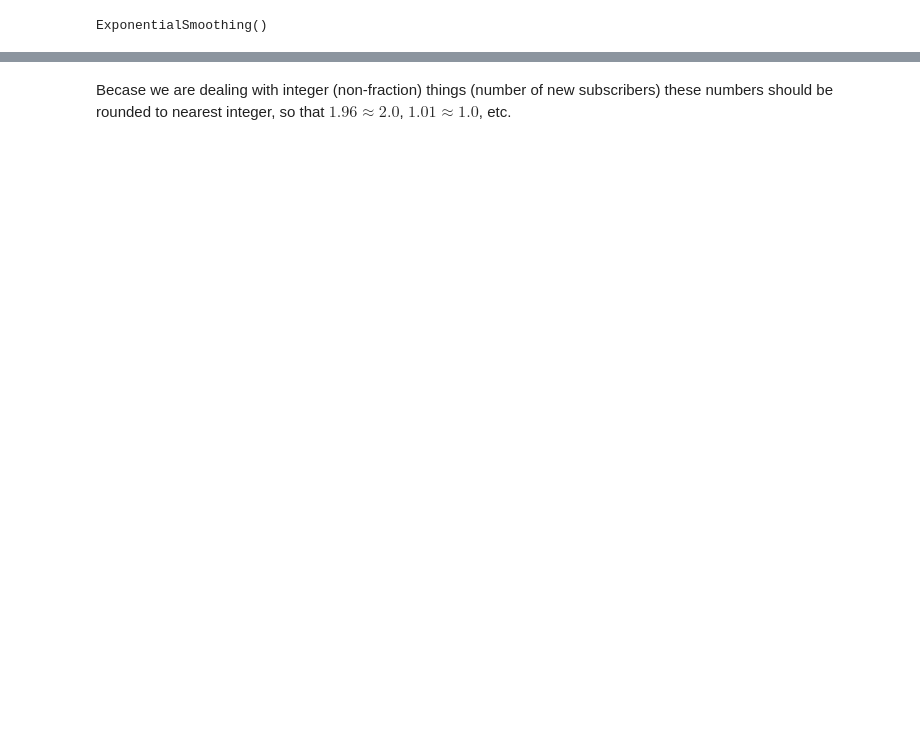
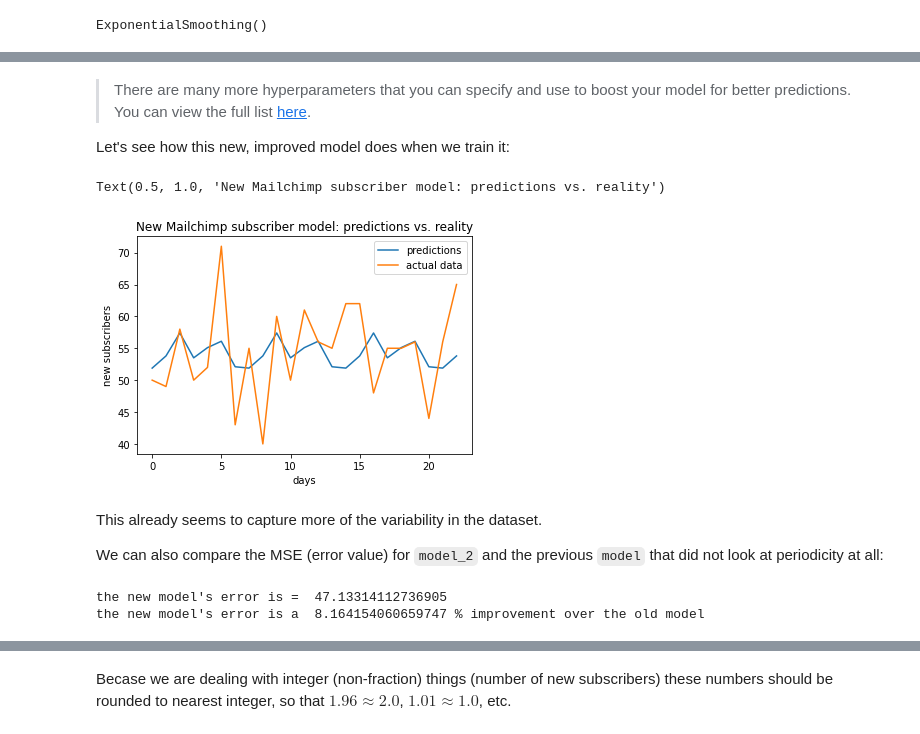
Before and after one commit to magicsheets/content-marketing, a Jupyter notebook: Mailchimp demo/article.ipynb, the cells around one changed output, grey strips where cells are left out. Saved outputs shown, nothing was run; the diff lists cells and outputs as text; code cells hidden in the pictures; blank space fills up the shorter version.

`````diff
--- a/Mailchimp demo/article.ipynb
+++ b/Mailchimp demo/article.ipynb
@@ -137,0 +248,40 @@ Once we have trained our model, we can finally generate predictions for the new
+# %%
+# weekly periodicity means we expect a pattern on scale of 7 days to emerge:
+periodicity = 7
+
+# we add the appripriate hyperparameter to the model to incorporate periodicity:
+model_2 = ExponentialSmoothing(sp = periodicity, seasonal='add')
+# %% [markdown]
+> There are many more hyperparameters that you can specify and use to boost your model for better predictions. You can view the full list [here](https://www.sktime.org/en/v0.4.3/modules/auto_generated/sktime.forecasting.exp_smoothing.ExponentialSmoothing.html).
+
+Let's see how this new, improved model does when we train it:
+# %%
+# train (fit) the model on the train dataset:
+model_2.fit(data_train)
+
+# product predictions for the test dataset:
+pred_2 = model_2.predict(for_hor)
+
+# plot the predictions for this new model together with the actual test dataset:
+plt.plot(x,pred_2,label='predictions')
+plt.plot(x,y2,label='actual data')
+plt.legend()
+plt.xlabel('days')
+plt.ylabel('new subscribers')
+plt.title('New Mailchimp subscriber model: predictions vs. reality')
+# %% [output]
+Text(0.5, 1.0, 'New Mailchimp subscriber model: predictions vs. reality')
+[figure, added]
+# %% [markdown]
+This already seems to capture more of the variability in the dataset.
+
+We can also compare the MSE (error value) for ````model_2```` and the previous ````model```` that did not look at periodicity at all:
+# %%
+error2 = mean_squared_error(pred_2, data_test)
+
+print("the new model's error is = ",error2)
+
+print("the new model's error is a ", 100*abs(error2-error1)/error1, "% improvement over the old model")
+# %% [output]
+the new model's error is =  47.13314112736905
+the new model's error is a  8.164154060659747 % improvement over the old model
`````
Also changed, not shown: parts of 37 cells of this notebook, 2 other files.
